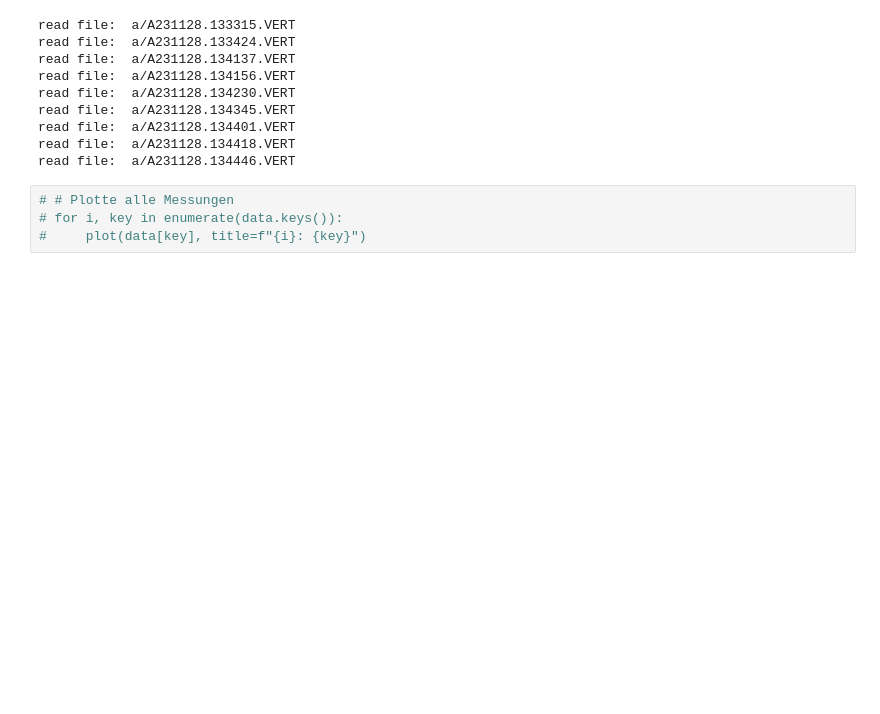
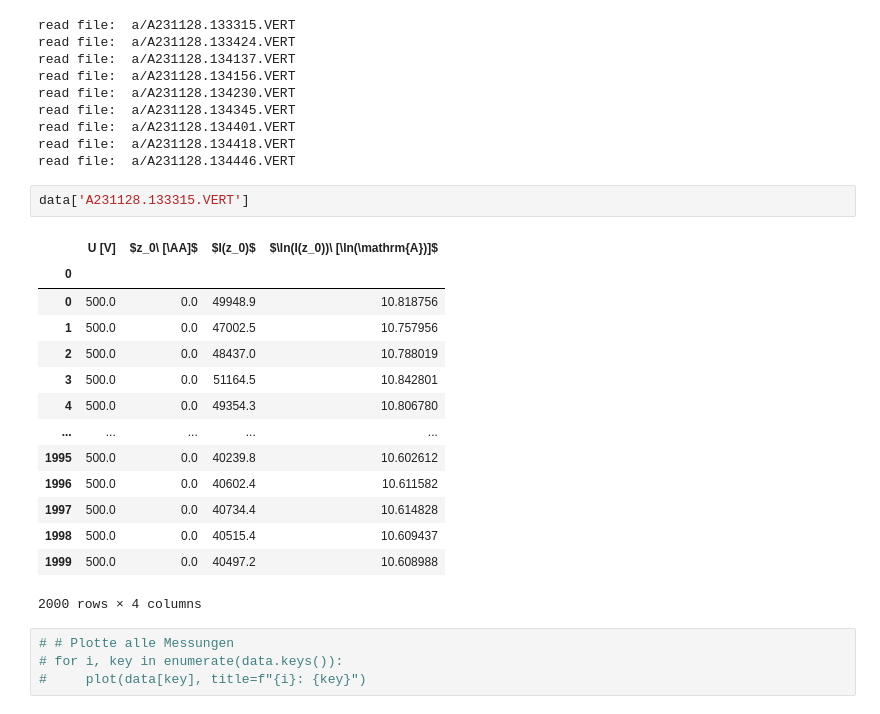
Before and after one commit to ofilla/physik-praktikum-b, a Jupyter notebook: B2.5/data/Austrittsarbeit/Auswertung.ipynb, the cells around one changed output. Cells and saved outputs as stored; diff of their text form; blank space fills up the shorter version.

```diff
--- a/B2.5/data/Austrittsarbeit/Auswertung.ipynb
+++ b/B2.5/data/Austrittsarbeit/Auswertung.ipynb
@@ -119,6 +119,23 @@ read file:  a/A231128.134345.VERT
 read file:  a/A231128.134401.VERT
 read file:  a/A231128.134418.VERT
 read file:  a/A231128.134446.VERT
+# %%
+data['A231128.133315.VERT']
+# %% [output]
+|  | U [V] | $z_0\ [\AA]$ | $I(z_0)$ | $\ln(I(z_0))\ [\ln(\mathrm{A})]$ |
+| 0 |  |  |  |  |
+| 0 | 500.0 | 0.0 | 49948.9 | 10.818756 |
+| 1 | 500.0 | 0.0 | 47002.5 | 10.757956 |
+| 2 | 500.0 | 0.0 | 48437.0 | 10.788019 |
+| 3 | 500.0 | 0.0 | 51164.5 | 10.842801 |
+| 4 | 500.0 | 0.0 | 49354.3 | 10.806780 |
+| ... | ... | ... | ... | ... |
+| 1995 | 500.0 | 0.0 | 40239.8 | 10.602612 |
+| 1996 | 500.0 | 0.0 | 40602.4 | 10.611582 |
+| 1997 | 500.0 | 0.0 | 40734.4 | 10.614828 |
+| 1998 | 500.0 | 0.0 | 40515.4 | 10.609437 |
+| 1999 | 500.0 | 0.0 | 40497.2 | 10.608988 |
+2000 rows × 4 columns
 # %%
 # # Plotte alle Messungen
 # for i, key in enumerate(data.keys()):
```
Also changed, not shown: parts of 3 cells of this notebook, 3 other files.
